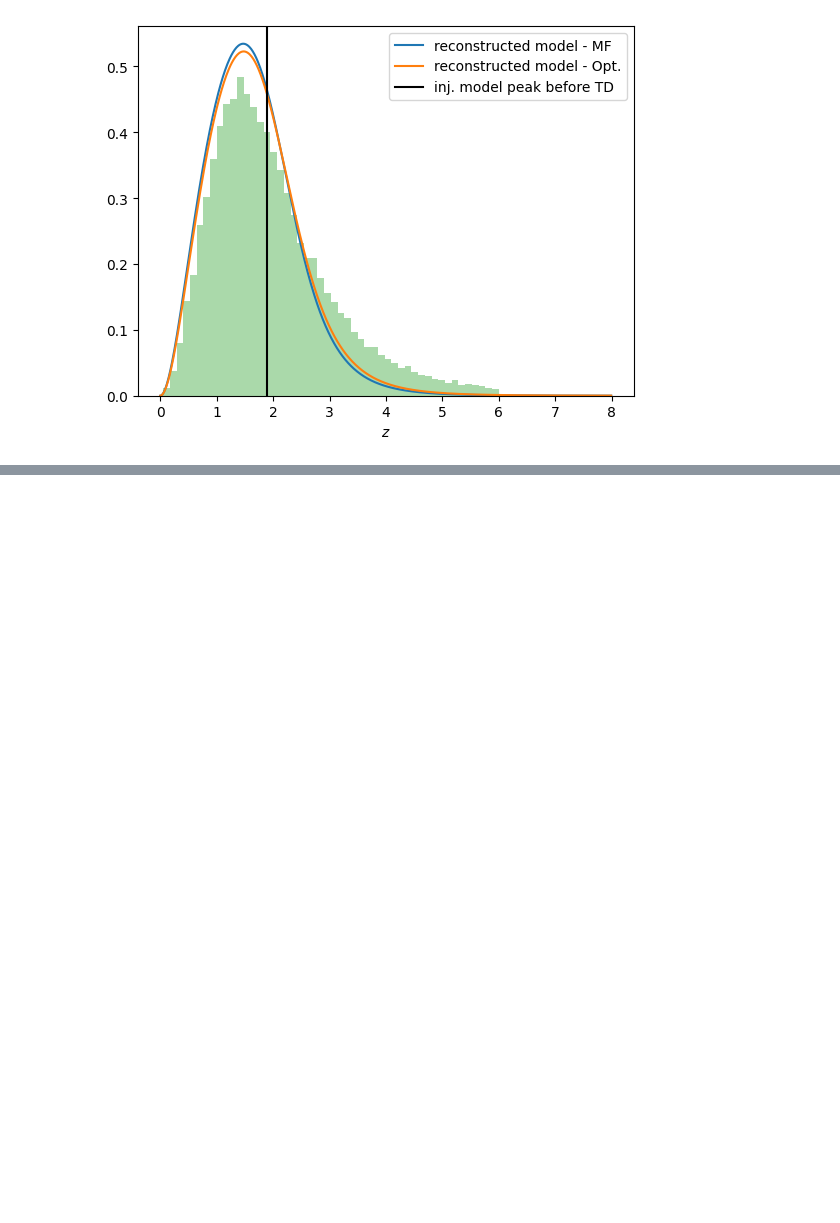
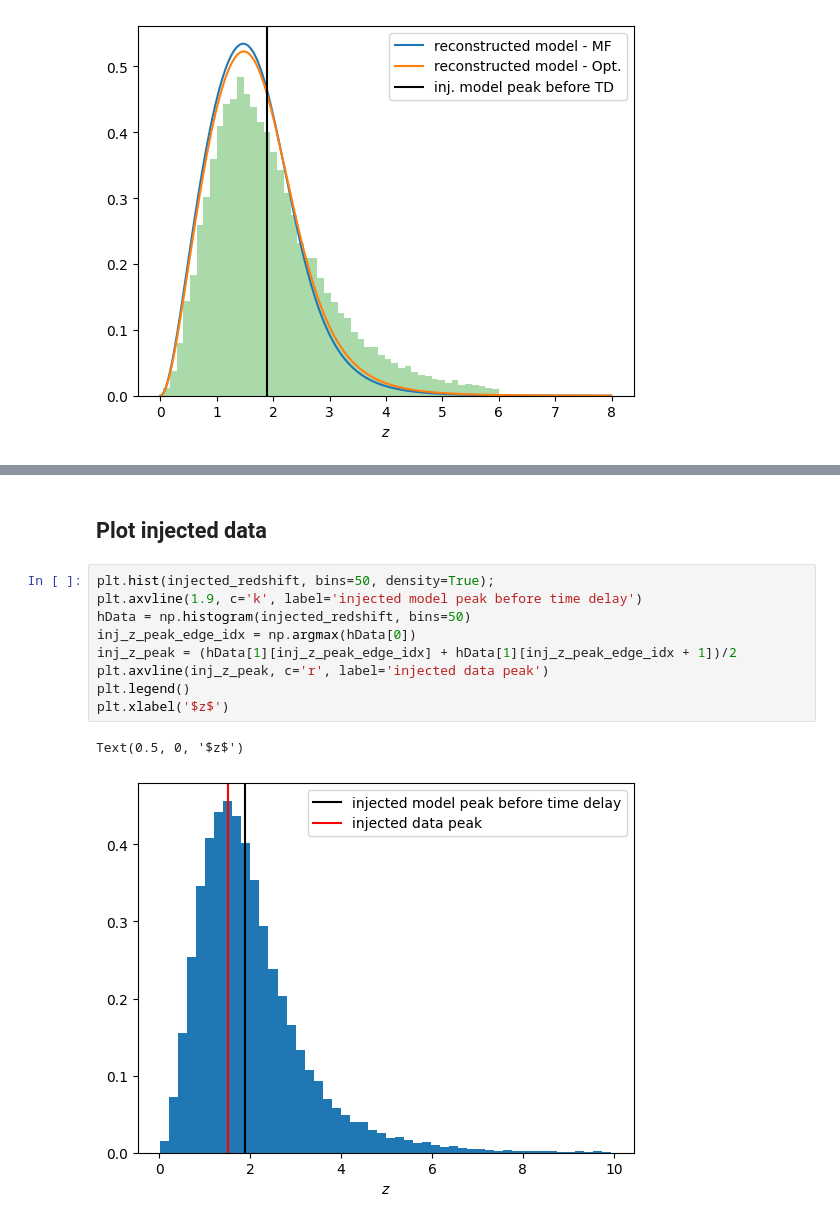
Before and after one commit to divyajyoti09/next_gen_detect, a Jupyter notebook: A-sharp_z_peak_mapping/gwpopulation/plot_gwpop_results.ipynb, the cells around one changed output, grey strips where cells are left out. Cells and saved outputs as stored; diff of their text form; blank space fills up the shorter version.

```diff
--- a/A-sharp_z_peak_mapping/gwpopulation/plot_gwpop_results.ipynb
+++ b/A-sharp_z_peak_mapping/gwpopulation/plot_gwpop_results.ipynb
@@ -194,0 +228,14 @@ Text(0.5, 0, '$z$')
+# %% [markdown]
+## Plot injected data
+# %%
+plt.hist(injected_redshift, bins=50, density=True);
+plt.axvline(1.9, c='k', label='injected model peak before time delay')
+hData = np.histogram(injected_redshift, bins=50)
+inj_z_peak_edge_idx = np.argmax(hData[0])
+inj_z_peak = (hData[1][inj_z_peak_edge_idx] + hData[1][inj_z_peak_edge_idx + 1])/2
+plt.axvline(inj_z_peak, c='r', label='injected data peak')
+plt.legend()
+plt.xlabel('$z$')
+# %% [output]
+Text(0.5, 0, '$z$')
+[figure, added]
```
Also changed, not shown: parts of 19 cells of this notebook, 2 other files.
